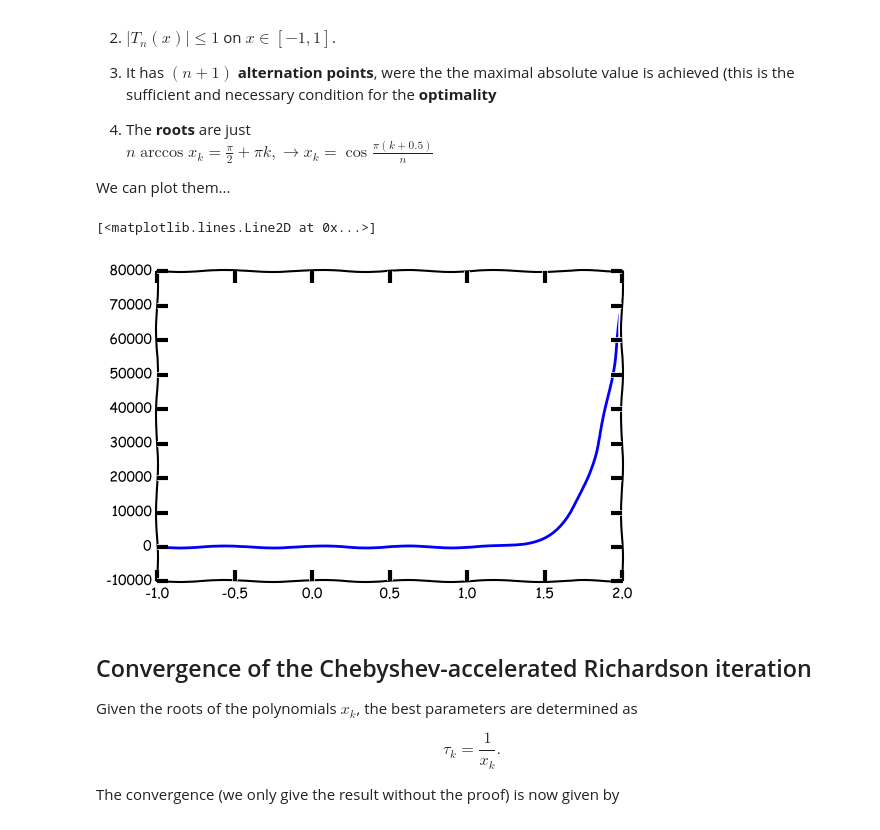
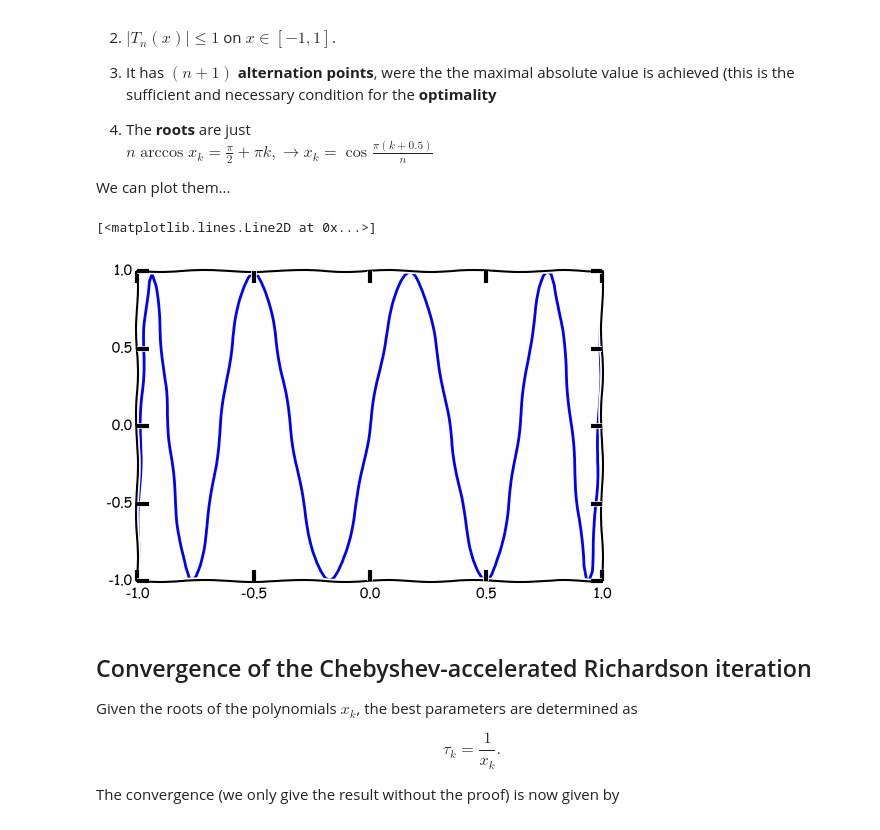
Before and after one commit to oseledets/nla2016, a Jupyter notebook: lectures/lecture-10.ipynb, the cells around one changed output. Cells and saved outputs as stored; diff of their text form; code cells hidden in the pictures.

```diff
--- a/lectures/lecture-10.ipynb
+++ b/lectures/lecture-10.ipynb
@@ -374,14 +374,14 @@ We can plot them...
 # %%
 import numpy as np
 import matplotlib.pyplot as plt
 plt.xkcd()
 %matplotlib inline
-x = np.linspace(-1, 2, 128)
+x = np.linspace(-1, 1, 128)
 p = np.polynomial.Chebyshev((0, 0, 0, 0, 0, 0, 0, 0, 0, 1), (-1, 1)) #These are Chebyshev series, a proto of "chebfun system" in MATLAB
 plt.plot(x, p(x))
 # %% [output]
 [<matplotlib.lines.Line2D at 0x...>]
-[figure, old version]
+[figure, new version]
 # %% [markdown]
 ## Convergence of the Chebyshev-accelerated Richardson iteration
 
```
Also changed, not shown: parts of 1 cell of this notebook.
